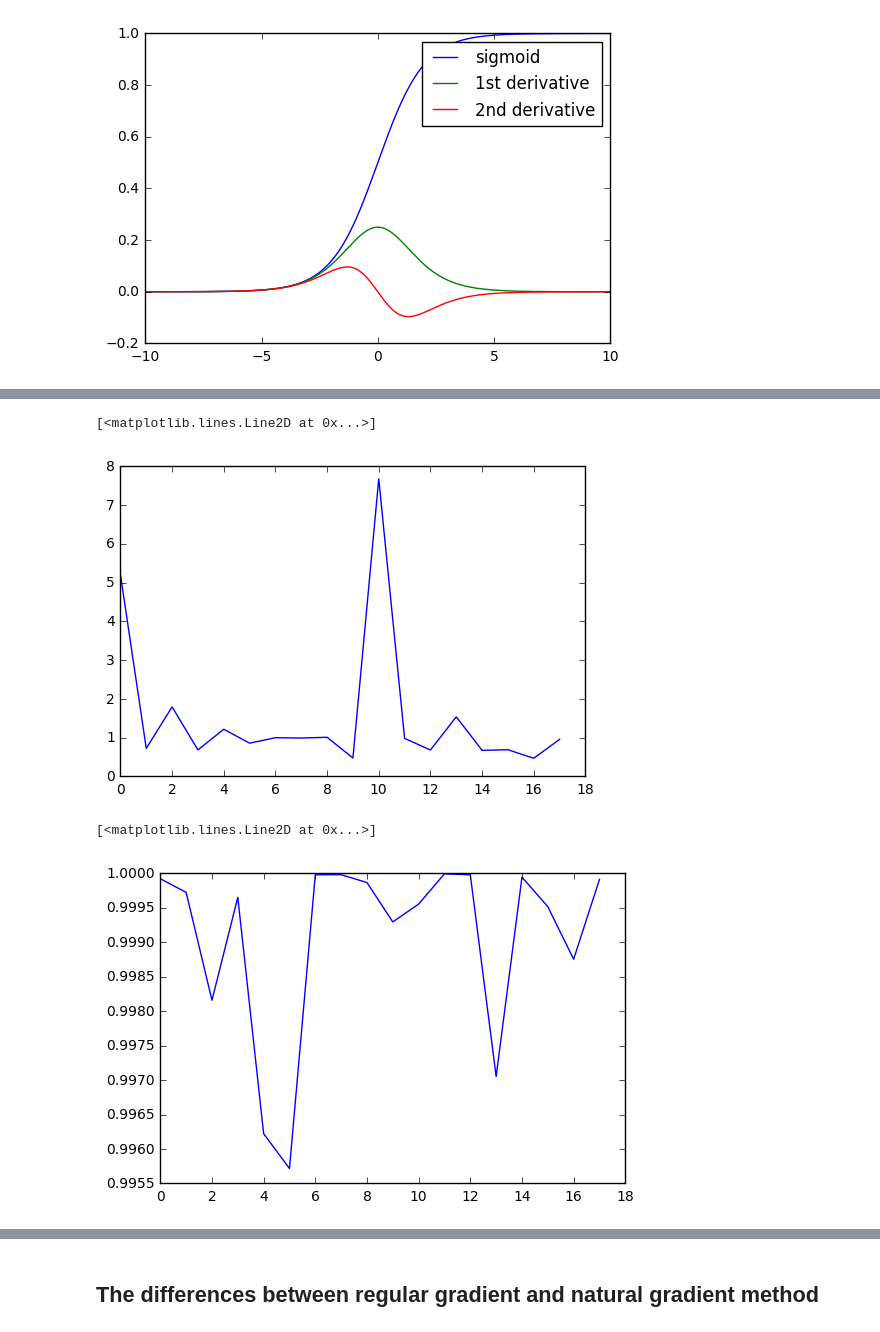
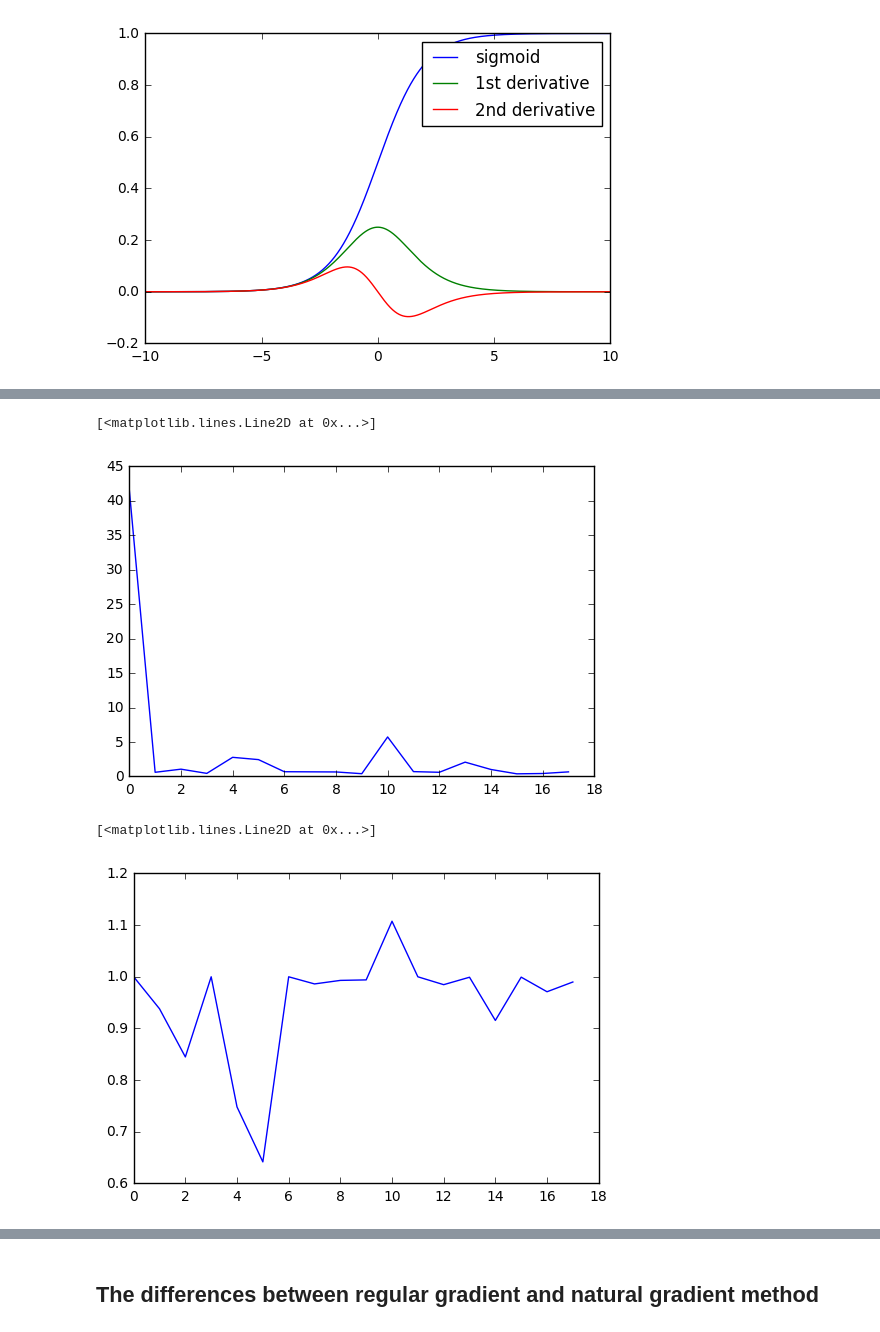
Before and after one commit to p16i/course-machine-intelligence-2, a Jupyter notebook: w5-ica/ICA.ipynb, the cells around one changed output, grey strips where cells are left out. Saved outputs shown, nothing was run; the diff lists cells and outputs as text; code cells hidden in the pictures.

```diff
--- a/w5-ica/ICA.ipynb
+++ b/w5-ica/ICA.ipynb
@@ -118,3 +120,8 @@ plt.legend()
 [-10.     -9.999  -9.998 ...,   9.998   9.999  10.   ]
 <matplotlib.legend.Legend at 0x...>
 [figure]
+# %%
+from scipy.cluster.vq import whiten
+
+X_whitened = whiten(X.T).T
+plt.scatter(X_whitened[0,:], X_whitened[1,:])
@@ -131,7 +147,6 @@ def regularGradientLearning(x, w_init, original_data, eta=0.1, epoch=1):
     w = np.copy(w_init)
 
     loss = computeLoss(x,w)
-#     print("Epoch %d - loss %.5f" % (0, loss))
     norm = []
     for e in range(epoch):
 
@@ -154,32 +169,31 @@ def regularGradientLearning(x, w_init, original_data, eta=0.1, epoch=1):
 #         print("Epoch %d - loss %.5f" % (e+1, loss))
     return w, norm
 
-W_hiro = np.array([[ 0.9297626,0.28035085],[ 0.2388984, 0.28682381]])
-w_learnt, norm_reg = regularGradientLearning(X_centered, W_hiro, S.T, epoch=1, eta=0.5)
-s_est = np.dot(w_learnt,X_centered)
-computeCorrelation(s_est,S.T, label="S_estimate")
+w_learnt, norm_reg = regularGradientLearning(X_whitened, W_init, S.T, epoch=1, eta=0.1)
+s_est = np.dot(w_learnt,X_whitened)
+corr = computeCorrelation(s_est,S.T, label="S_estimate")
 plt.plot(norm_reg)
 # %% [output]
 [<matplotlib.lines.Line2D at 0x...>]
-[figure, old version]
+[figure, new version]
 # %%
 def naturalGradientLearning(x, w_init, original_data, eta=0.1, epoch=1):
     w = np.copy(w_init) / np.linalg.norm(w_init)
     p = x.shape[1]
     norm = []
     for i in range(p):
         w_dot_x = np.dot(w, x[:,i])
         sigs = 1 - 2*sigmoid(w_dot_x)
         dirac = np.eye(2)
         outer_pd = np.outer(sigs, w_dot_x)
         grad = ( np.dot(dirac, w) + np.dot(outer_pd, w))
         if i % 1000 == 0:
             norm.append( np.linalg.norm(grad) )
         w = ( w + grad*eta )
         w = w / np.linalg.norm(w) # without this the algorithm doesn't seem to work
     return w, norm
-w_nat, nat_norms = naturalGradientLearning(X_centered, W_hiro, S.T, epoch=1, eta=0.1)
+w_nat, nat_norms = naturalGradientLearning(X_whitened, W_init, S.T, epoch=1, eta=0.1)
 plt.plot(nat_norms)
 # %% [output]
 [<matplotlib.lines.Line2D at 0x...>]
-[figure, old version]
+[figure, new version]
```
Also changed, not shown: parts of 14 cells of this notebook, 1 other file.
